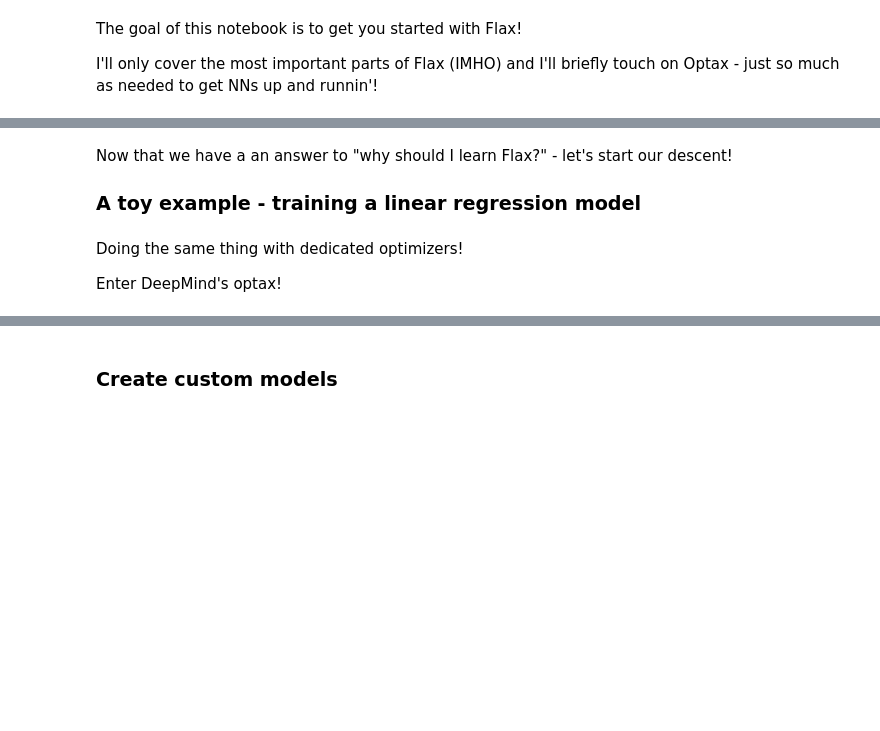
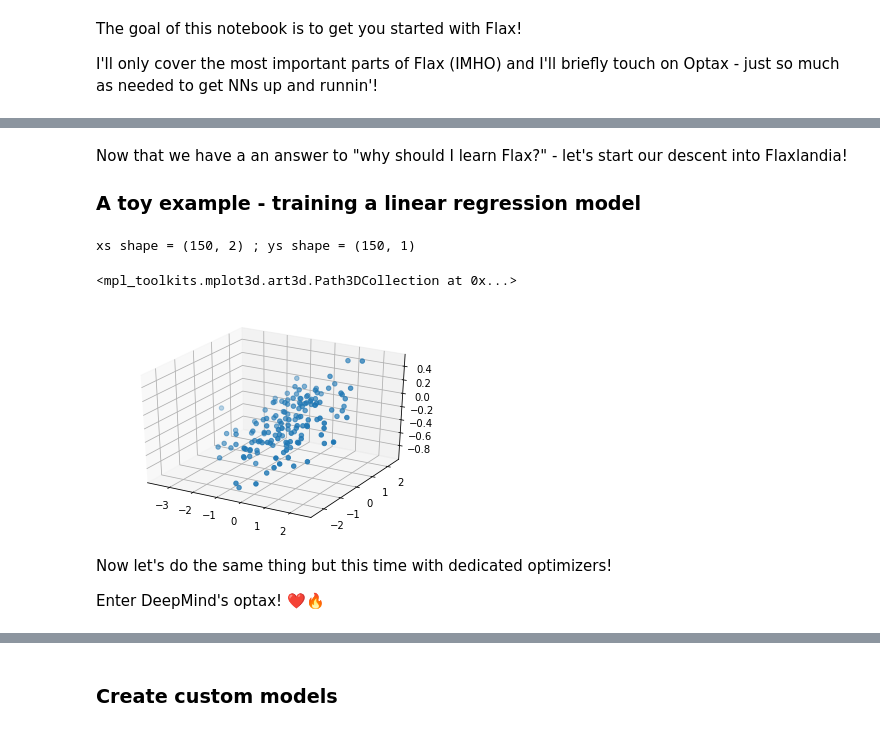
Before and after one commit to gordicaleksa/get-started-with-JAX, a Jupyter notebook: Tutorial_4_Flax_Zero2Hero_Colab.ipynb, the cells around one changed output, grey strips where cells are left out. Drawn from its saved outputs; the diff is of its cells as text; code cells hidden in the pictures; blank space fills up the shorter version.

```diff
--- a/Tutorial_4_Flax_Zero2Hero_Colab.ipynb
+++ b/Tutorial_4_Flax_Zero2Hero_Colab.ipynb
@@ -85,26 +84,39 @@ Here are some [benchmark numbers](https://github.com/huggingface/transformers/tr
 
 ![image.png](embedded-picture-1)
 # %% [markdown]
-Now that we have a an answer to "why should I learn Flax?" - let's start our descent!
+Now that we have a an answer to "why should I learn Flax?" - let's start our descent into Flaxlandia!
 
 ### A toy example - training a linear regression model
 # %%
 # Set problem dimensions
-nsamples = 20
-xdim = 10
-ydim = 5
+n_samples = 150
+x_dim = 2  # putting small numbers here so that we can visualize the data easily
+y_dim = 1
+noise_amplitude = 0.1
 
-# Generate random ground truth W and b
-key = random.PRNGKey(0)
-k1, k2 = random.split(key)
-W = random.normal(k1, (xdim, ydim))
-b = random.normal(k2, (ydim,))
+# Generate (random) ground truth W and b
+key, w_key, b_key = random.split(random.PRNGKey(seed), num=3)
+W = random.normal(w_key, (x_dim, y_dim))  # weight
+b = random.normal(b_key, (y_dim,))  # bias
+
+# This is the structure that Flax expects (recall from the previous section!)
 true_params = freeze({'params': {'bias': b, 'kernel': W}})
 
 # Generate samples with additional noise
-ksample, knoise = random.split(k1)
-x_samples = random.normal(ksample, (nsamples, xdim))
-y_samples = jnp.dot(x_samples, W) + b
-y_samples += 0.1*random.normal(knoise,(nsamples, ydim)) # Adding noise
-print('x shape:', x_samples.shape, '; y shape:', y_samples.shape)
+x_key, noise_key = random.split(key)
+xs = random.normal(x_key, (n_samples, x_dim))
+ys = jnp.dot(xs, W) + b
+ys += noise_amplitude * random.normal(noise_key, (n_samples, y_dim))
+print(f'xs shape = {xs.shape} ; ys shape = {ys.shape}')
+# %% [output]
+xs shape = (150, 2) ; ys shape = (150, 1)
+# %%
+# Simple data visualization
+fig = plt.figure()
+ax = fig.add_subplot(111, projection='3d')
+assert xs.shape[-1] == 2 and ys.shape[-1] == 1
+ax.scatter(xs[:, 0], xs[:, 1], zs=ys)
+# %% [output]
+<mpl_toolkits.mplot3d.art3d.Path3DCollection at 0x...>
+[figure, added]
 # %%
@@ -135,4 +152,4 @@ for i in range(101):
 # %% [markdown]
-Doing the same thing with dedicated optimizers!
+Now let's do the same thing but this time with dedicated optimizers!
 
-Enter DeepMind's optax!
+Enter DeepMind's optax! ❤️🔥
```
Also changed, not shown: parts of 13 cells of this notebook.
